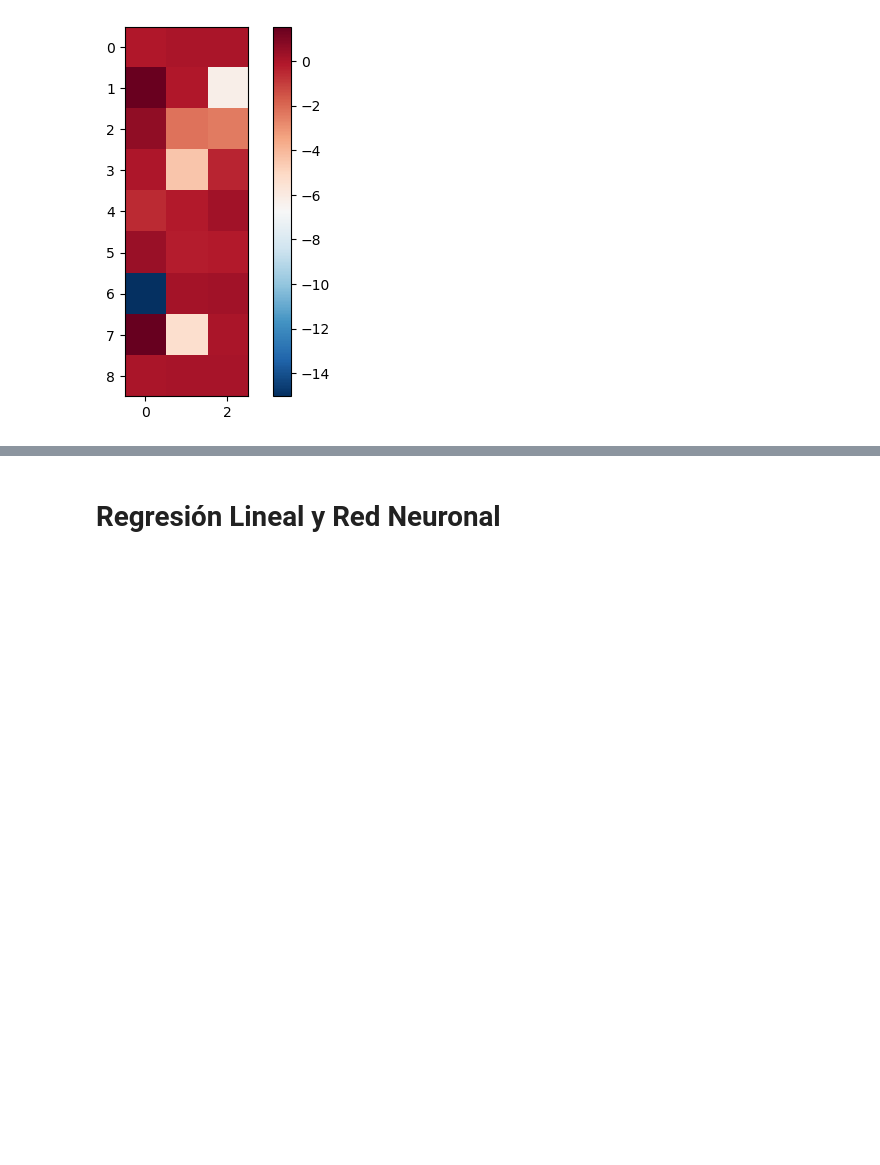
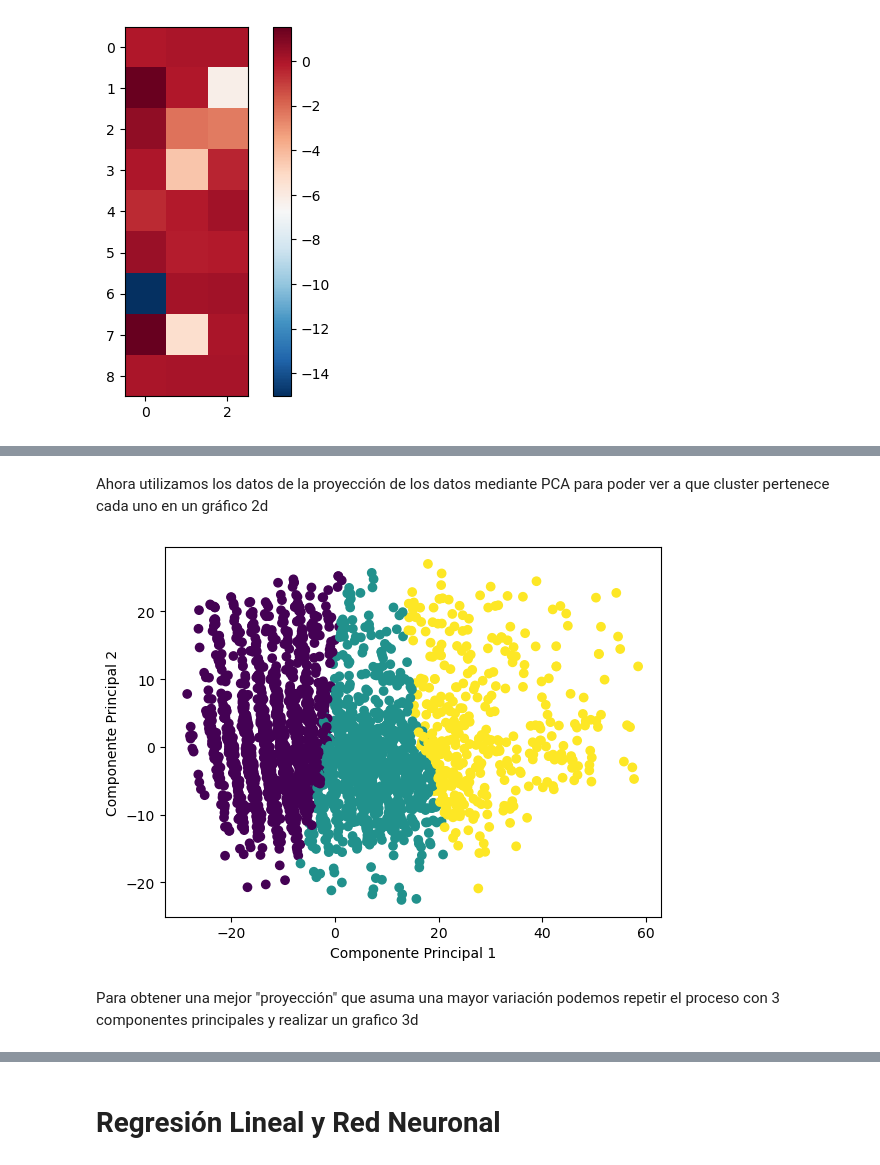
Before and after one commit to PedroAngelFM/TFG, a Jupyter notebook: Python/Código/TFG.ipynb, the cells around one changed output, grey strips where cells are left out. Saved outputs shown, nothing was run; the diff lists cells and outputs as text; code cells hidden in the pictures; blank space fills up the shorter version.

```diff
--- a/Python/Código/TFG.ipynb
+++ b/Python/Código/TFG.ipynb
@@ -97,7 +97,7 @@ Como se puede ver, la varianza explicada de las dos primeras componentes princip
 pca=PCA(n_components=9)
 pca.fit(X)
 principalComponents = pca.transform(X)
-principalDf = pd.DataFrame(data = principalComponents)
+principalDf_1 = pd.DataFrame(data = principalComponents)
 varianzas_explicadas = pca.explained_variance_ratio_
 varianzas_explicadas.cumsum()
 # %% [output]
@@ -164,0 +227,11 @@ Como se puede ver en el primer factor la humedad sigue teniendo una gran importa
+# %% [markdown]
+Ahora utilizamos los datos de la proyección de los datos mediante PCA para poder ver a que cluster pertenece cada uno en un gráfico 2d
+# %%
+plt.scatter(principalDf['principal component 1'].values, principalDf['principal component 2'].values, c=kmeans.labels_)
+plt.xlabel('Componente Principal 1')
+plt.ylabel('Componente Principal 2')
+plt.show()
+# %% [output]
+[figure, added]
+# %% [markdown]
+Para obtener una mejor "proyección" que asuma una mayor variación podemos repetir el proceso con 3 componentes principales y realizar un grafico 3d
```
Also changed, not shown: parts of 36 cells of this notebook.
